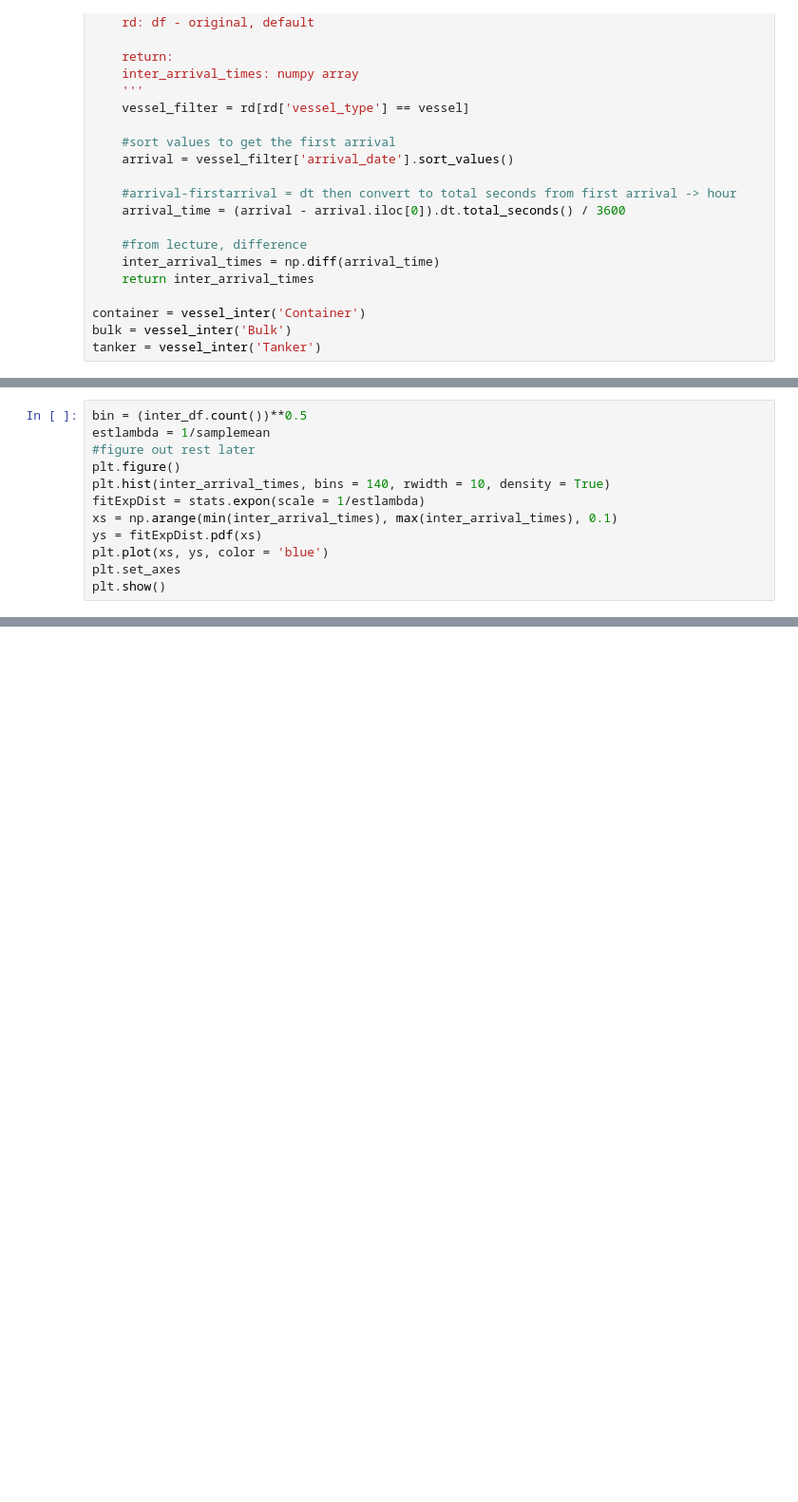
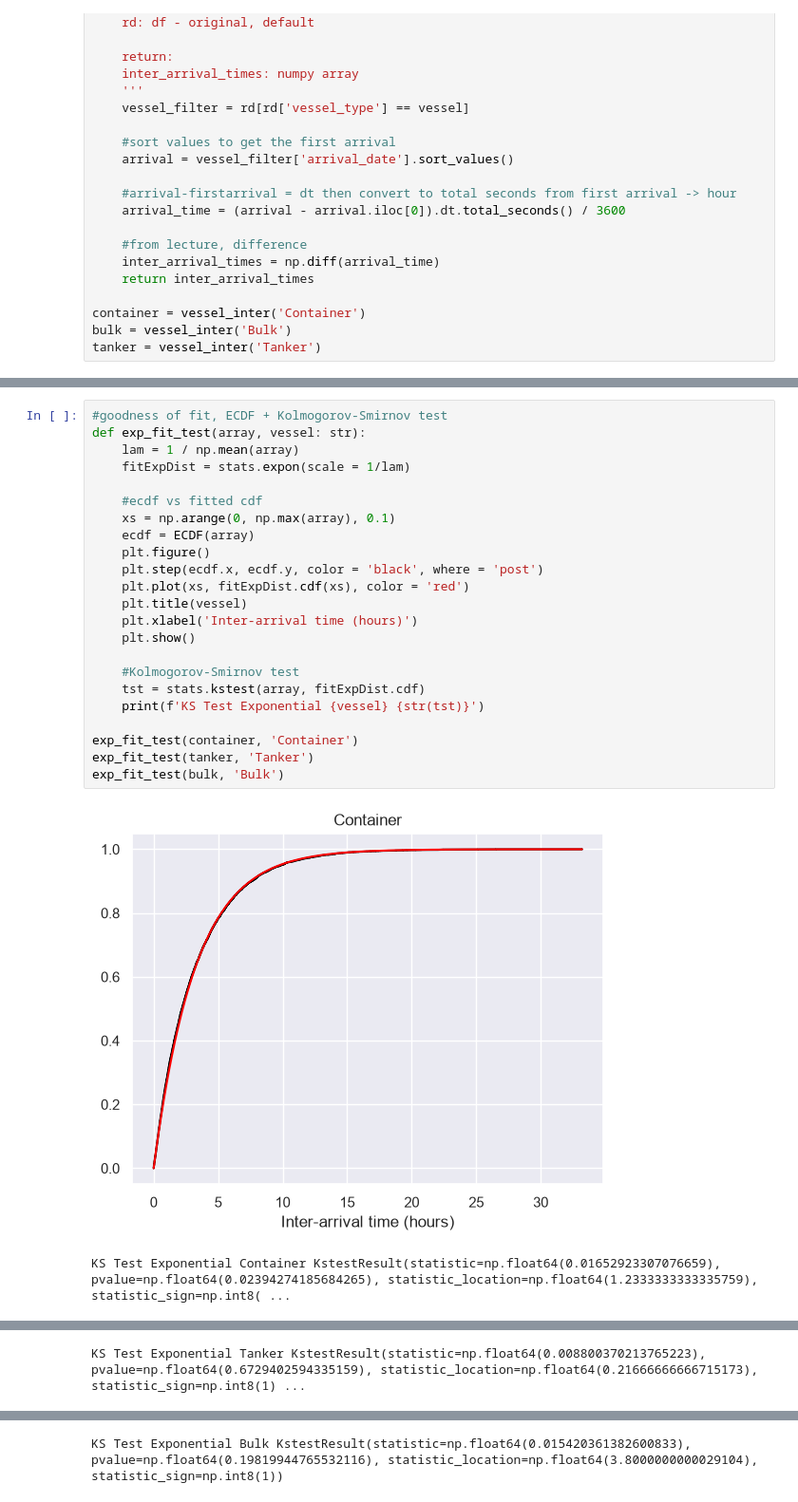
Before and after one commit to catherinekasia/simulation, a Jupyter notebook: section 2/vesselarrival.ipynb, the cells around one changed output, grey strips where cells are left out. Shown at 95% size. Cells and saved outputs as stored; diff of their text form; blank space fills up the shorter version.

Commit message:
Add goodness of fit

```diff
--- a/section 2/vesselarrival.ipynb
+++ b/section 2/vesselarrival.ipynb
@@ -301,12 +266,0 @@ dtype: float64
-# %%
-bin = (inter_df.count())**0.5
-estlambda = 1/samplemean
-#figure out rest later
-plt.figure()
-plt.hist(inter_arrival_times, bins = 140, rwidth = 10, density = True)
-fitExpDist = stats.expon(scale = 1/estlambda)
-xs = np.arange(min(inter_arrival_times), max(inter_arrival_times), 0.1)
-ys = fitExpDist.pdf(xs)
-plt.plot(xs, ys, color = 'blue')
-plt.set_axes
-plt.show()
@@ -314,0 +327,26 @@ plt.show()
+# %%
+#goodness of fit, ECDF + Kolmogorov-Smirnov test
+def exp_fit_test(array, vessel: str):
+    lam = 1 / np.mean(array)
+    fitExpDist = stats.expon(scale = 1/lam)
+
+    #ecdf vs fitted cdf
+    xs = np.arange(0, np.max(array), 0.1)
+    ecdf = ECDF(array)
+    plt.figure()
+    plt.step(ecdf.x, ecdf.y, color = 'black', where = 'post')
+    plt.plot(xs, fitExpDist.cdf(xs), color = 'red')
+    plt.title(vessel)
+    plt.xlabel('Inter-arrival time (hours)')
+    plt.show()
+
+    #Kolmogorov-Smirnov test
+    tst = stats.kstest(array, fitExpDist.cdf)
+    print(f'KS Test Exponential {vessel} {str(tst)}')
+
+exp_fit_test(container, 'Container')
+exp_fit_test(tanker, 'Tanker')
+exp_fit_test(bulk, 'Bulk')
+# %% [output]
+[figure, added]
+KS Test Exponential Container KstestResult(statistic=np.float64(0.01652923307076659), pvalue=np.float64(0.02394274185684265), statistic_location=np.float64(1.2333333333335759), statistic_sign=np.int8( ...
@@ -314,0 +354 @@ plt.show()
+KS Test Exponential Tanker KstestResult(statistic=np.float64(0.008800370213765223), pvalue=np.float64(0.6729402594335159), statistic_location=np.float64(0.21666666666715173), statistic_sign=np.int8(1) ...
@@ -314,0 +356 @@ plt.show()
+KS Test Exponential Bulk KstestResult(statistic=np.float64(0.015420361382600833), pvalue=np.float64(0.19819944765532116), statistic_location=np.float64(3.8000000000029104), statistic_sign=np.int8(1))
```
Also changed, not shown: parts of 7 cells of this notebook, 1 other file.
